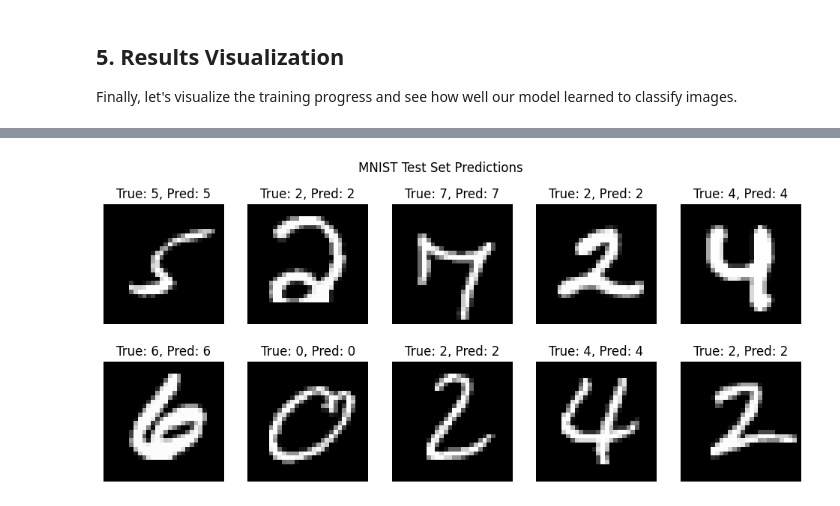
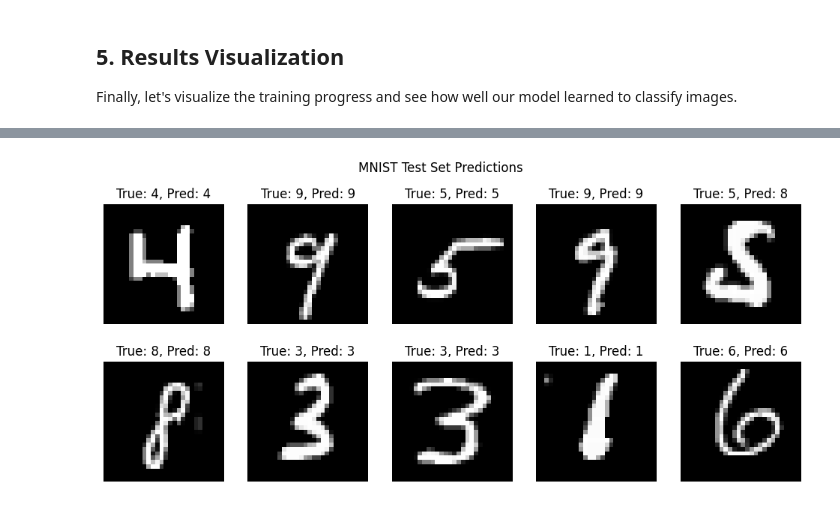
Before and after one commit to michalszc/torch-batteries, a Jupyter notebook: notebooks/image_classification.ipynb, the cells around one changed output, grey strips where cells are left out. Cells and saved outputs as stored; diff of their text form; code cells hidden in the pictures.

```diff
--- a/notebooks/image_classification.ipynb
+++ b/notebooks/image_classification.ipynb
@@ -193,8 +228,8 @@ from torch_batteries.callbacks import EarlyStopping, ModelCheckpoint
 Path("checkpoints").mkdir(parents=True, exist_ok=True)
 
 model = CNNClassifier(input_channels=1, input_height=28, input_width=28, num_classes=10)
-early_stopping = EarlyStopping(stage="val", metric="acc", mode="max", patience=1, restore_best_weights=True)
-model_checkpoint = ModelCheckpoint(save_path="checkpoints/{epoch}-{acc:.2f}", stage="val", metric="acc", mode="max", save_top_k=1)
+early_stopping = EarlyStopping(phase="val", metric="acc", mode="max", patience=1, restore_best_weights=True)
+model_checkpoint = ModelCheckpoint(save_path="checkpoints/{epoch}-{acc:.2f}", phase="val", metric="acc", mode="max", save_top_k=1)
 optimizer = torch.optim.Adam(model.parameters(), lr=0.001)
 
 battery = Battery(
@@ -202,12 +237,11 @@ battery = Battery(
     optimizer=optimizer,
     metrics={"acc": accuracy_metric},
     callbacks=[early_stopping, model_checkpoint],
+    data_pack=data_pack,
 )
 
 print("Starting training...")
-train_results = battery.train(
-    train_loader=train_loader, val_loader=val_loader, epochs=100
-)
+train_results = battery.train(epochs=100)
 
 print("Training completed!")
 print(f"Training loss: {train_results['train_loss'][-1]:.6f}")
@@ -272,16 +307,17 @@ plt.show()
 # %%
 # Visualize prediction on the first 10 images from the test set
-test_iter = iter(test_loader)
-images, labels = next(test_iter)
-predictions = battery.predict(DataLoader(torch.utils.data.TensorDataset(images, labels), batch_size=10))["predictions"]
-preds = torch.cat(predictions, dim=0).cpu().numpy()
+prediction_results = battery.predict(move_to_cpu=True, concatenate=True)
+samples = [data_pack.test_dataset[index] for index in range(10)]
+images = torch.stack([image for image, _ in samples])
+labels = torch.tensor([label for _, label in samples])
+preds = prediction_results["predictions"][:10].numpy()
 fig, axes = plt.subplots(2, 5, figsize=(12, 5))
 for i in range(10):
     ax = axes[i // 5, i % 5]
     ax.imshow(images[i].squeeze(), cmap="gray")
     ax.set_title(f"True: {labels[i].item()}, Pred: {preds[i]}")
     ax.axis("off")
 plt.suptitle("MNIST Test Set Predictions")
 plt.show()
 # %% [output]
-[figure, old version]
+[figure, new version]
```
Also changed, not shown: parts of 9 cells of this notebook, 51 other files.
